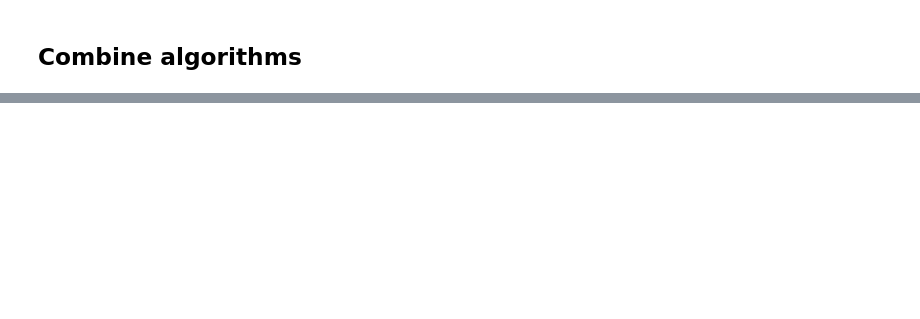
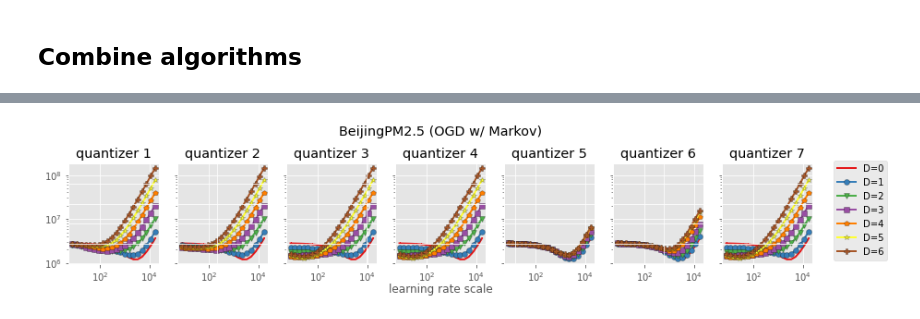
Before and after one commit to jongharyu/olo-with-side-information, a Jupyter notebook: notebooks/linear_regression_beijing.ipynb, the cells around one changed output, grey strips where cells are left out. Saved outputs shown, nothing was run; the diff lists cells and outputs as text; code cells hidden in the pictures; blank space fills up the shorter version.

```diff
--- a/notebooks/linear_regression_beijing.ipynb
+++ b/notebooks/linear_regression_beijing.ipynb
@@ -29,14 +28,14 @@ problem = LinearRegressionWithAbsoluteLoss()
 
 dataset = datasets.BeijingPM2pt5(
     root='../',
-    standardize=True,
+    standardize=False,
     rescale=False,
     bias=True,
     normalize=True,
     batch_normalize=False)
 dim = dataset.X.shape[1]
 
-# random permutation
+# data
 X, y = dataset.X, dataset.y
 data = X, y
 # %%
@@ -50 +45,3 @@ quantizer0 = Quantizer(quantizer_vector=get_standard_vector(dim, 0))
+# %%
+depths_markov = [0] + list(range(1, 13, 2))
 # %%
@@ -312,0 +232,53 @@ plt.yscale('log')
+# %%
+plt.style.use('ggplot')
+plt.rcParams["figure.figsize"] = (10, 6)
+mpl.rcParams['lines.markersize'] = 6
+mpl.rcParams['lines.linewidth'] = 2
+mpl.rcParams['lines.markeredgecolor'] = mpl.colors.colorConverter.to_rgba('k', alpha=.45)
+
+# markers = [(i, j, 0) for i in range(2, 10) for j in range(1, 3)]
+markers = [',', 'o', 'v', 's', 'p', '*', 'P', 'X', 'D']
+# %%
+fig, ax = plt.subplots(nrows=1,
+                       ncols=dim,
+                       figsize=(14, 2),
+                       sharey='all')
+
+lines = []
+for i in range(dim):
+    lines = []
+    ax[i].set_prop_cycle('color',[plt.cm.Set1(k) for k in np.linspace(0, 1, 9)])
+    for (j, depth) in enumerate(depths_markov):
+        lines.append(
+            ax[i].plot(lr_scales,
+                       [ogds[i][depth][lr_scale].cum_loss for lr_scale in lr_scales],
+                       marker=markers[j], label='D={}'.format(depth))[0]
+        )
+
+    # ax[i].legend(ncol=1)
+    ax[i].ticklabel_format(axis='x', style='sci', scilimits=(0,0))
+    ax[i].set_title('quantizer {}'.format(i + 1))
+    ax[i].set_xscale('log')
+    ax[i].set_yscale('log')
+
+labels = ['D={}'.format(i) for i in range(dim)]
+fig.legend(
+    handles=lines,                # The line objects
+    labels=labels,        # The labels for each line
+    loc='center right',   # Position of legend
+    ncol=1,
+    borderaxespad=0.1,    # Small spacing around legend box
+)
+plt.subplots_adjust(right=0.925)
+
+fig.add_subplot(111, frameon=False)
+# hide tick and tick label of the big axis
+plt.tick_params(labelcolor='none', which='both', top=False, bottom=False, left=False, right=False)
+plt.title('{} (OGD w/ Markov)'.format(dataset.name), pad=30)
+plt.xlabel("learning rate scale")
+# plt.ylabel("cumulative loss")
+plt.savefig('{}-ogd.pdf'.format(dataset.name),
+            bbox_inches='tight',
+            transparent=False)
+# %% [output]
+[figure, added]
```
Also changed, not shown: parts of 30 cells of this notebook, 1 other file.
